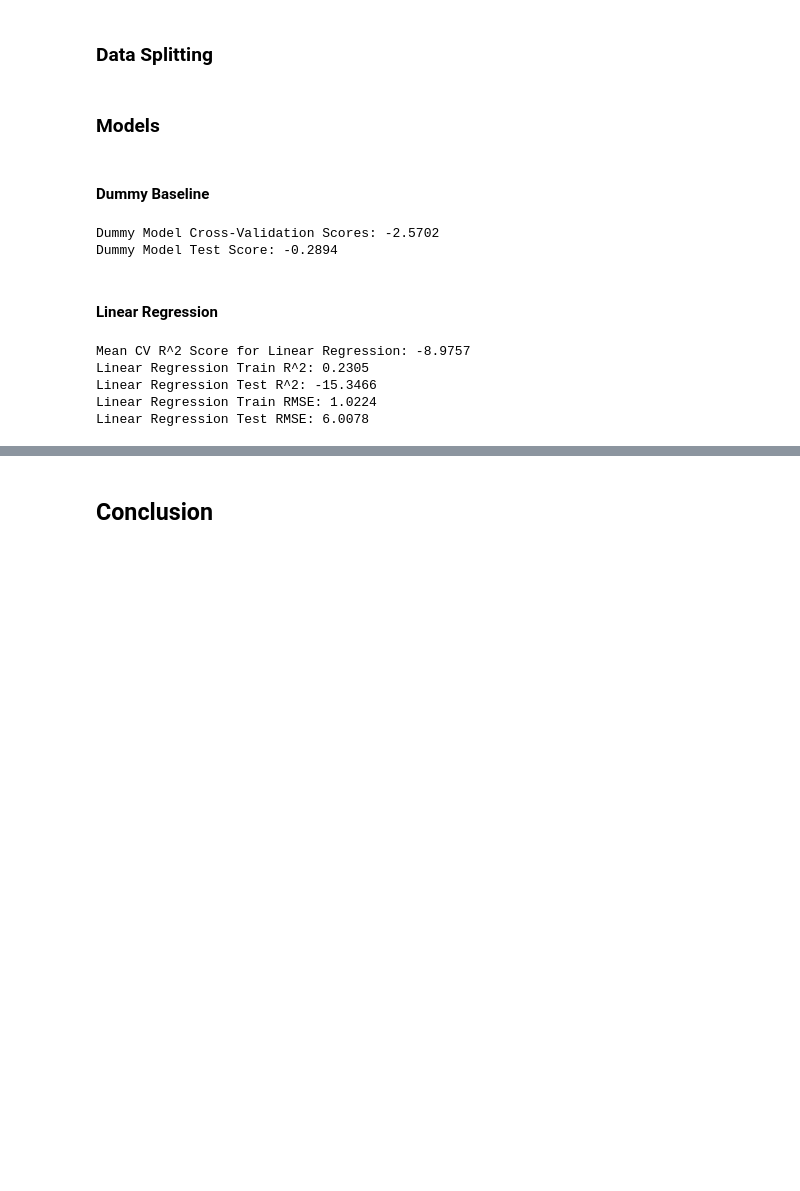
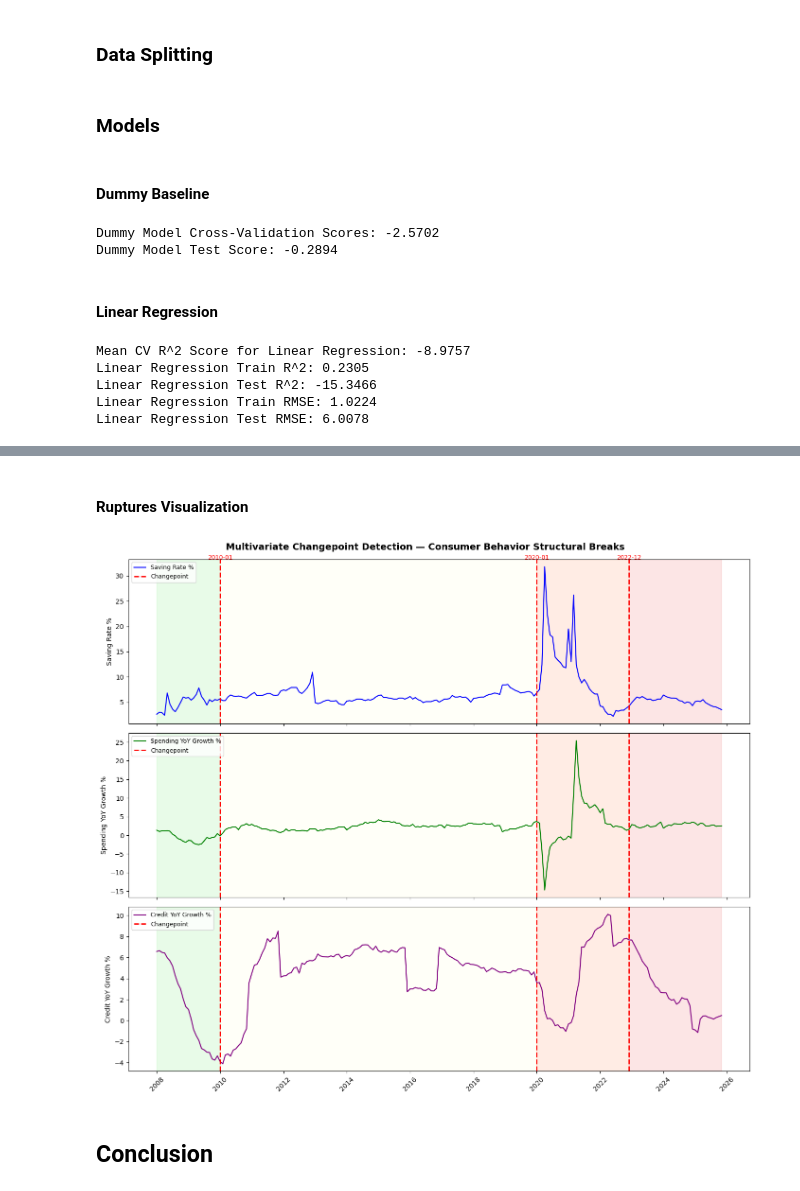
Before and after one commit to hamedtaeb/US-Consumer-Behaviour, a Jupyter notebook: notebooks/jeel_notebook.ipynb, the cells around one changed output, grey strips where cells are left out. Cells and saved outputs as stored; diff of their text form; code cells hidden in the pictures; blank space fills up the shorter version.

```diff
--- a/notebooks/jeel_notebook.ipynb
+++ b/notebooks/jeel_notebook.ipynb
@@ -434,0 +488,10 @@ Time Series Model
+# %%
+# Define the multivariate signal for change point detection (using residuals)
+signal = master_df[['saving_rate_pct', 'spend_yoy_growth', 'inflation_yoy']].values
+
+# Test different change point detection algorithms
+for pen in [5, 10, 15]:
+    algo = rpt.Pelt(model="rbf").fit(signal)
+    result = algo.predict(pen=pen)
+    dates = [master_df['date'].iloc[bp-1].strftime('%Y-%m') for bp in result[:-1]]
+    print(f"  Penalty {pen}: {len(result)-1} changepoints detected → {dates}")
@@ -434,0 +508,10 @@ Time Series Model
+# %%
+# Fit final model with chosen penalty (e.g., 10)
+algo = rpt.Pelt(model="rbf").fit(signal)
+final_result = algo.predict(pen=10)
+
+# Print final detected change points with dates
+print("\nDetected Changepoints:")
+for bp in final_result[:-1]:
+    date = master_df['date'].iloc[bp-1].strftime('%Y-%m')
+    print(f"  → {date}")
@@ -435,2 +523,59 @@ Time Series Model
+# %% [markdown]
+#### Ruptures Visualization
+# %%
+fig, axes = plt.subplots(3, 1, figsize=(14, 12), sharex=True)
+
+behavioral_cols = ['saving_rate_pct', 'spend_yoy_growth', 'credit_yoy_growth']
+colors = ['blue', 'green', 'purple']
+titles = ['Saving Rate %', 'Spending YoY Growth %', 'Credit YoY Growth %']
+
+for i, (col, color, title) in enumerate(zip(behavioral_cols, colors, titles)):
+    # Plot the signal
+    axes[i].plot(master_df['date'], master_df[col],
+                 color=color, linewidth=1.5, label=title)
+
+    # Add changepoint vertical lines
+    for bp in final_result[:-1]:
+        axes[i].axvline(
+            x=master_df['date'].iloc[bp-1],
+            color='red',
+            linestyle='--',
+            linewidth=2,
+            label='Changepoint' if bp == final_result[0] else ''
+        )
+
+    # Shade regions between changepoints
+    all_bps = [0] + [bp-1 for bp in final_result[:-1]] + [len(master_df)-1]
+    shade_colors = ['lightgreen', 'lightyellow', 'lightsalmon', 'lightcoral']
+
+    for j in range(len(all_bps)-1):
+        axes[i].axvspan(
+            master_df['date'].iloc[all_bps[j]],
+            master_df['date'].iloc[all_bps[j+1]],
+            alpha=0.2,
+            color=shade_colors[j % len(shade_colors)]
+        )
+
+    axes[i].set_ylabel(title, fontsize=10)
+    axes[i].legend(loc='upper left', fontsize=9)
+    axes[i].tick_params(axis='x', rotation=45)
+
+# Add changepoint date labels on top plot
+for bp in final_result[:-1]:
+    date_str = master_df['date'].iloc[bp-1].strftime('%Y-%m')
+    axes[0].annotate(
+        date_str,
+        xy=(master_df['date'].iloc[bp-1], axes[0].get_ylim()[1]),
+        fontsize=9,
+        color='red',
+        ha='center'
+    )
+
+plt.suptitle('Multivariate Changepoint Detection — Consumer Behavior Structural Breaks',
+             fontsize=14, fontweight='bold')
+plt.tight_layout()
+plt.show()
+# %% [output]
+[figure, added]
 # %% [markdown]
 ## Conclusion
```
Also changed, not shown: parts of 9 cells of this notebook.
